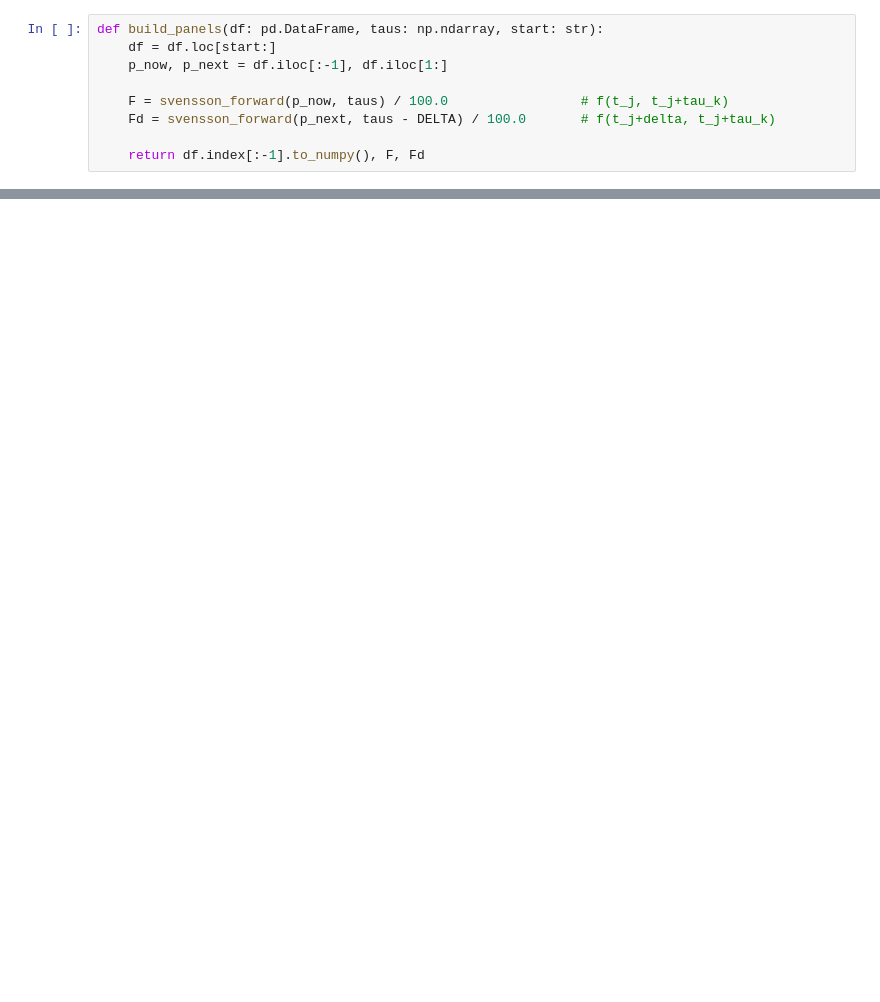
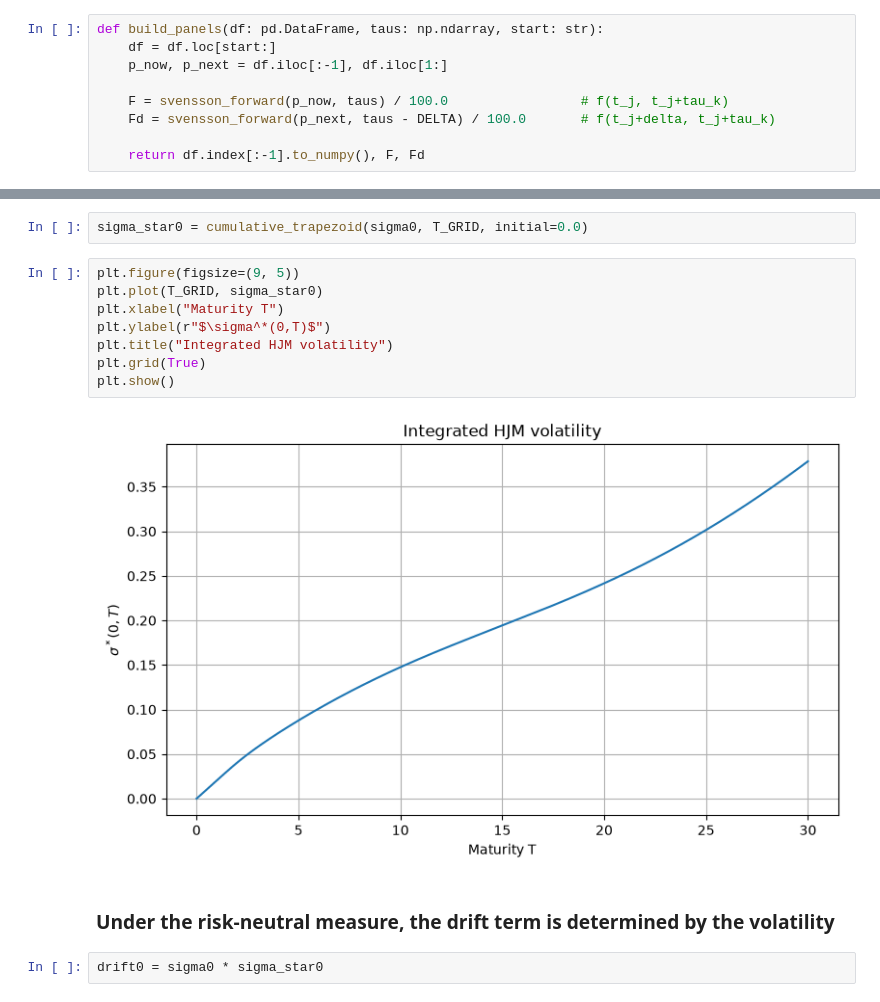
Before and after one commit to dajmera-24/hjm, a Jupyter notebook: main.ipynb, the cells around one changed output, grey strips where cells are left out. Cells and saved outputs as stored; diff of their text form; blank space fills up the shorter version.

```diff
--- a/main.ipynb
+++ b/main.ipynb
@@ -76,0 +298,16 @@ print(F)
+# %%
+sigma_star0 = cumulative_trapezoid(sigma0, T_GRID, initial=0.0)
+# %%
+plt.figure(figsize=(9, 5))
+plt.plot(T_GRID, sigma_star0)
+plt.xlabel("Maturity T")
+plt.ylabel(r"$\sigma^*(0,T)$")
+plt.title("Integrated HJM volatility")
+plt.grid(True)
+plt.show()
+# %% [output]
+[figure, added]
+# %% [markdown]
+### Under the risk-neutral measure, the drift term is determined by the volatility
+# %%
+drift0 = sigma0 * sigma_star0
```
Also changed, not shown: parts of 35 cells of this notebook.
